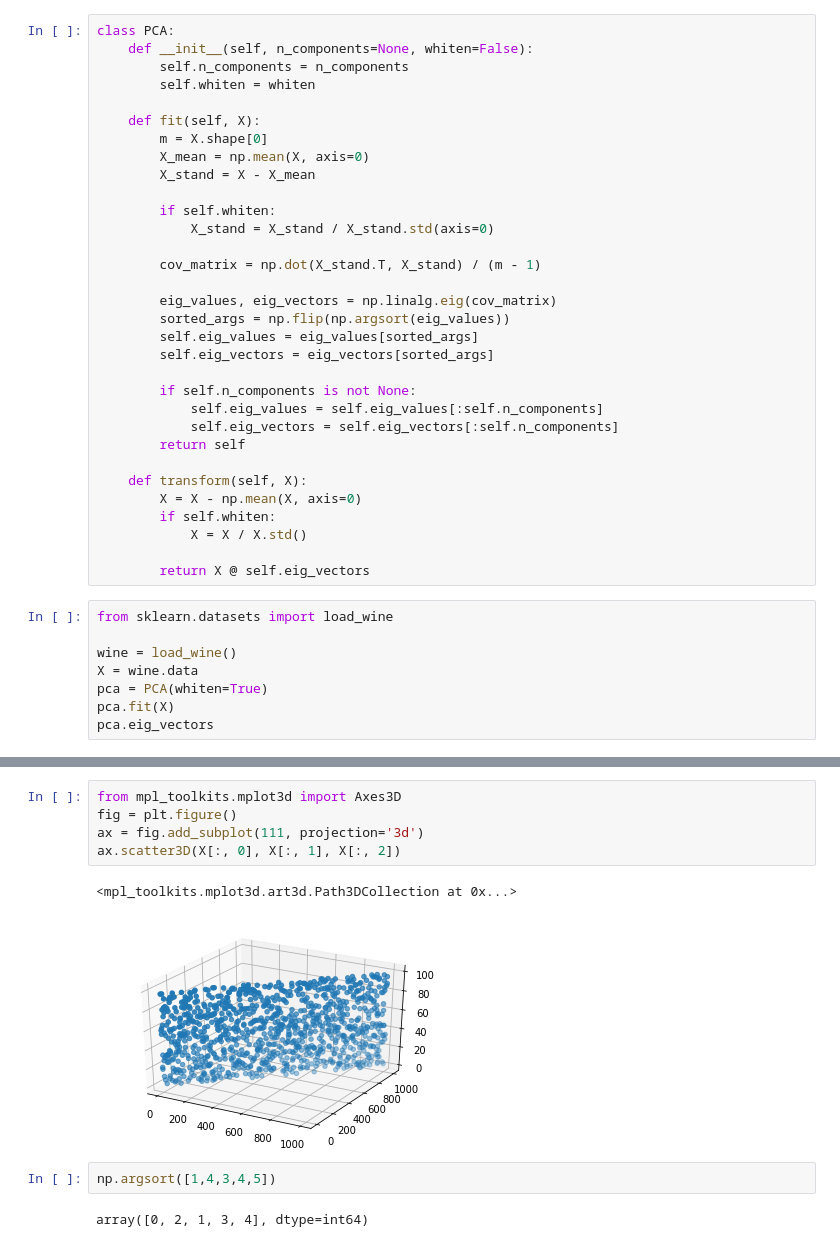
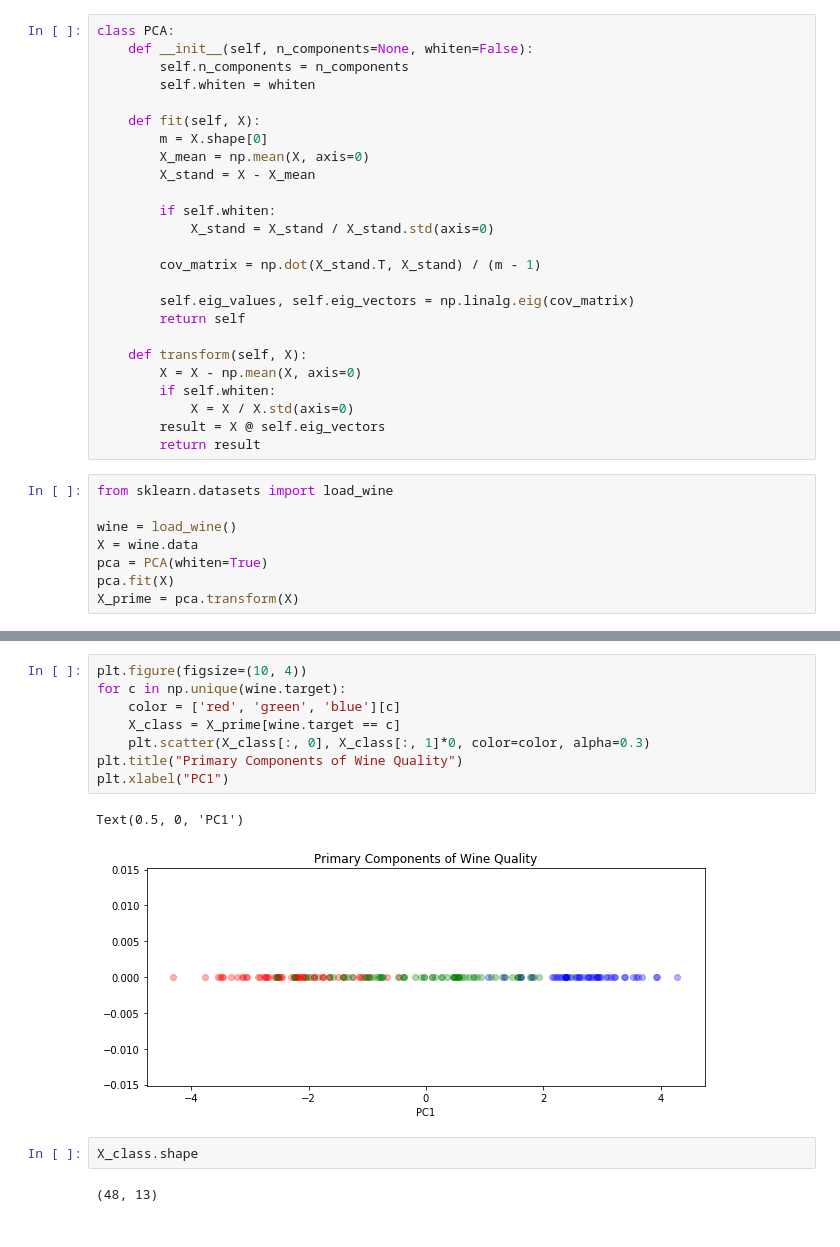
Before and after one commit to Bounty1993/ML-Algorithms-From-Scratch, a Jupyter notebook: PCA.ipynb, the cells around one changed output, grey strips where cells are left out. Cells and saved outputs as stored; diff of their text form.

```diff
--- a/PCA.ipynb
+++ b/PCA.ipynb
@@ -20,22 +21,15 @@ class PCA:
 
         cov_matrix = np.dot(X_stand.T, X_stand) / (m - 1)
 
-        eig_values, eig_vectors = np.linalg.eig(cov_matrix)
-        sorted_args = np.flip(np.argsort(eig_values))
-        self.eig_values = eig_values[sorted_args]
-        self.eig_vectors = eig_vectors[sorted_args]
-
-        if self.n_components is not None:
-            self.eig_values = self.eig_values[:self.n_components]
-            self.eig_vectors = self.eig_vectors[:self.n_components]
+        self.eig_values, self.eig_vectors = np.linalg.eig(cov_matrix)
         return self
 
     def transform(self, X):
         X = X - np.mean(X, axis=0)
         if self.whiten:
-            X = X / X.std()
-
-        return X @ self.eig_vectors
+            X = X / X.std(axis=0)
+        result = X @ self.eig_vectors
+        return result
 # %%
 from sklearn.datasets import load_wine
 
@@ -43,4 +37,4 @@ wine = load_wine()
 X = wine.data
 pca = PCA(whiten=True)
 pca.fit(X)
-pca.eig_vectors
+X_prime = pca.transform(X)
@@ -65,12 +41,15 @@ array([[-0.1443294 ,  0.48365155,  0.20738262, -0.0178563 , -0.26566365,
-# %%
-from mpl_toolkits.mplot3d import Axes3D
-fig = plt.figure()
-ax = fig.add_subplot(111, projection='3d')
-ax.scatter3D(X[:, 0], X[:, 1], X[:, 2])
-# %% [output]
-<mpl_toolkits.mplot3d.art3d.Path3DCollection at 0x...>
-[figure, removed]
-# %%
-np.argsort([1,4,3,4,5])
-# %% [output]
-array([0, 2, 1, 3, 4], dtype=int64)
+# %%
+plt.figure(figsize=(10, 4))
+for c in np.unique(wine.target):
+    color = ['red', 'green', 'blue'][c]
+    X_class = X_prime[wine.target == c]
+    plt.scatter(X_class[:, 0], X_class[:, 1]*0, color=color, alpha=0.3)
+plt.title("Primary Components of Wine Quality")
+plt.xlabel("PC1")
+# %% [output]
+Text(0.5, 0, 'PC1')
+[figure, added]
+# %%
+X_class.shape
+# %% [output]
+(48, 13)
```
Also changed, not shown: parts of 6 cells of this notebook.
